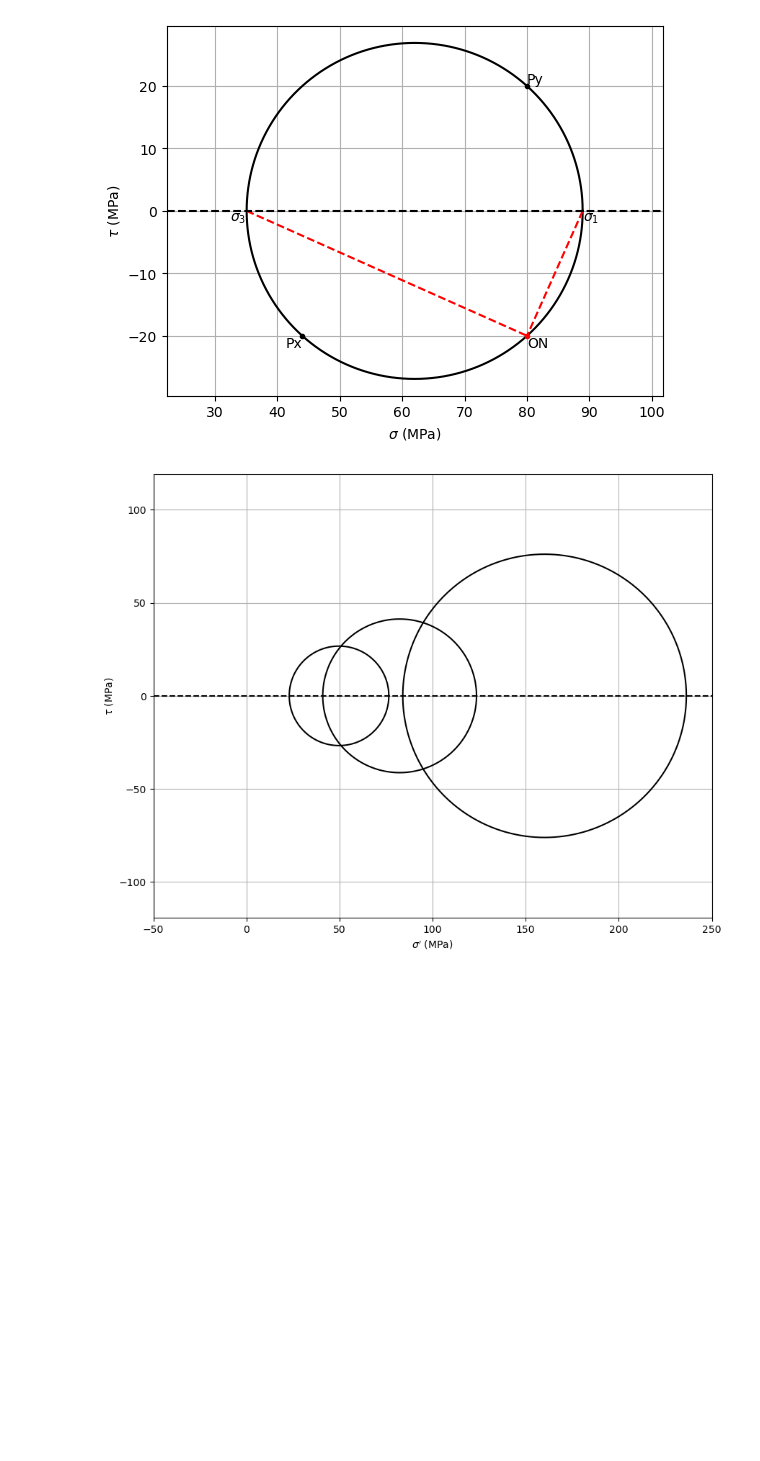
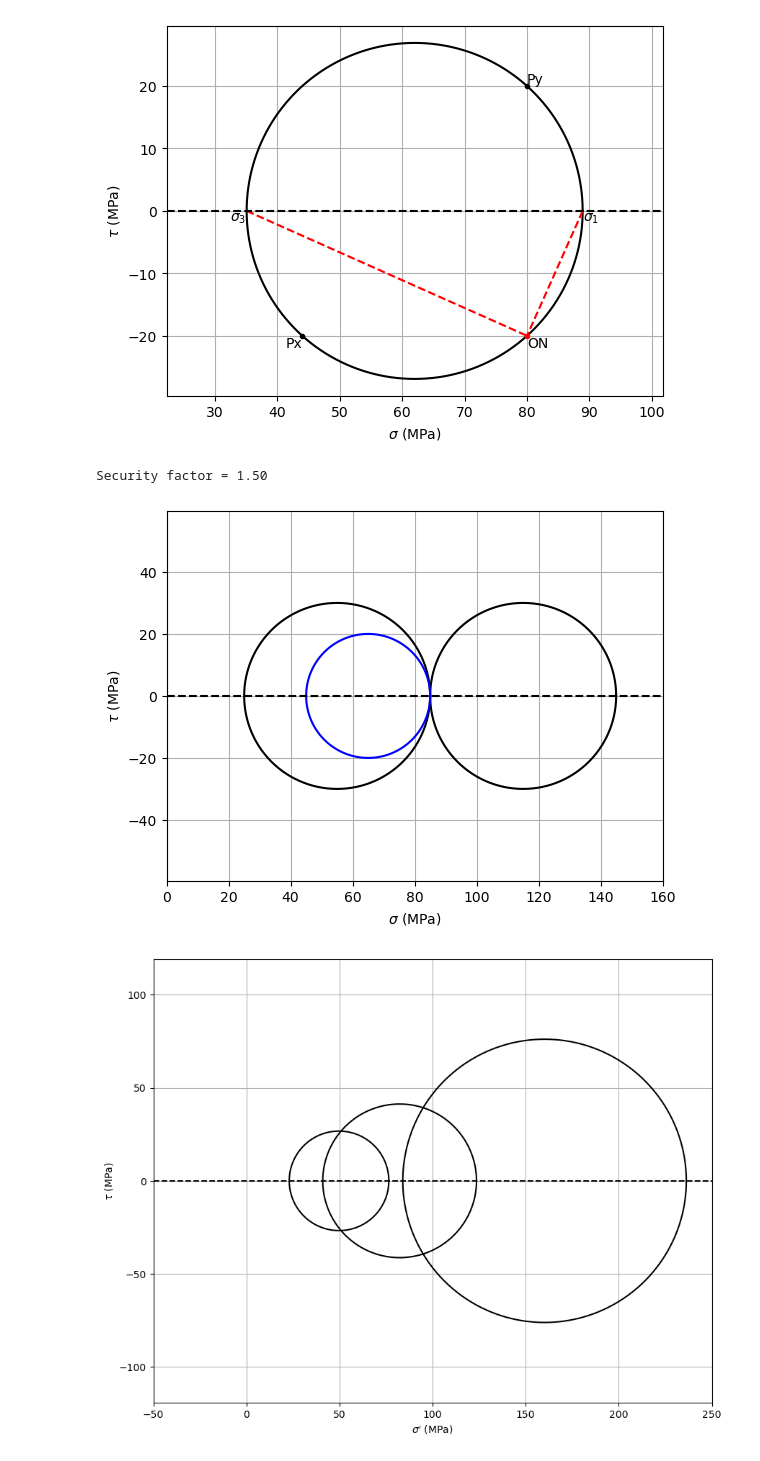
Before and after one commit to nfcd/geotech, a Jupyter notebook: mohr_circle.ipynb, the cells around one changed output. Saved outputs shown, nothing was run; the diff lists cells and outputs as text; code cells hidden in the pictures; blank space fills up the shorter version.

```diff
--- a/mohr_circle.ipynb
+++ b/mohr_circle.ipynb
@@ -127,6 +127,49 @@ plt.show()
 sigma_1 = 89 kPa, sigma_3 = 35 kPa
 tau_max = 27 kPa
 [figure]
+# %%
+# Second assignment for lecture 11
+# This is problem 3.4 in Aarhaug (1992): Geoteknikk
+
+# From problem 3.3, we know su = 30 kPa
+su = 30
+# sigma_z is 85 kPa
+sigma_z = 85
+# we need to calculate sigma_x_min and sigma_x_max
+sigma_x_min = sigma_z - 2*su # active state
+sigma_x_max = sigma_z + 2*su # passive state
+# if a wall can sustain sigma_x = 45 kPa, then the security factor is
+sigma_x = 45
+sf = (sigma_z-sigma_x_min) / (sigma_z-sigma_x)
+print(f"Security factor = {sf:.2f}")
+
+# construct Mohr Circle diagram
+fig, ax = plt.subplots()
+circle = Circle([0,0], 1)
+sigma_xs = [sigma_x_min, sigma_x_max, sigma_x]
+colors = ["k", "k", "b"]
+for i in range(len(sigma_xs)):
+    circle.center = [(sigma_z + sigma_xs[i]) / 2, 0]
+    circle.radius = np.abs((sigma_z - sigma_xs[i]) / 2)
+    x,y = circle.coordinates()
+    ax.plot(x, y, colors[i])
+
+# grid
+ax.grid()
+# horizontal line at tau = 0
+ax.axhline(0,color="k",linestyle="--")
+# axes labels
+ax.set_xlabel(r"$\sigma$ (MPa)")
+ax.set_ylabel(r"$\tau$ (MPa)")
+# axes equal
+ax.axis("equal")
+# axis limits
+ax.set_xlim([0,160])
+
+plt.show()
+# %% [output]
+Security factor = 1.50
+[figure, added]
 # %%
 # First assignment (oppgave) in forelesning 12
 # This is also oppgave 4.6 in Aarhaug (1991): Geoteknikk 1
```
